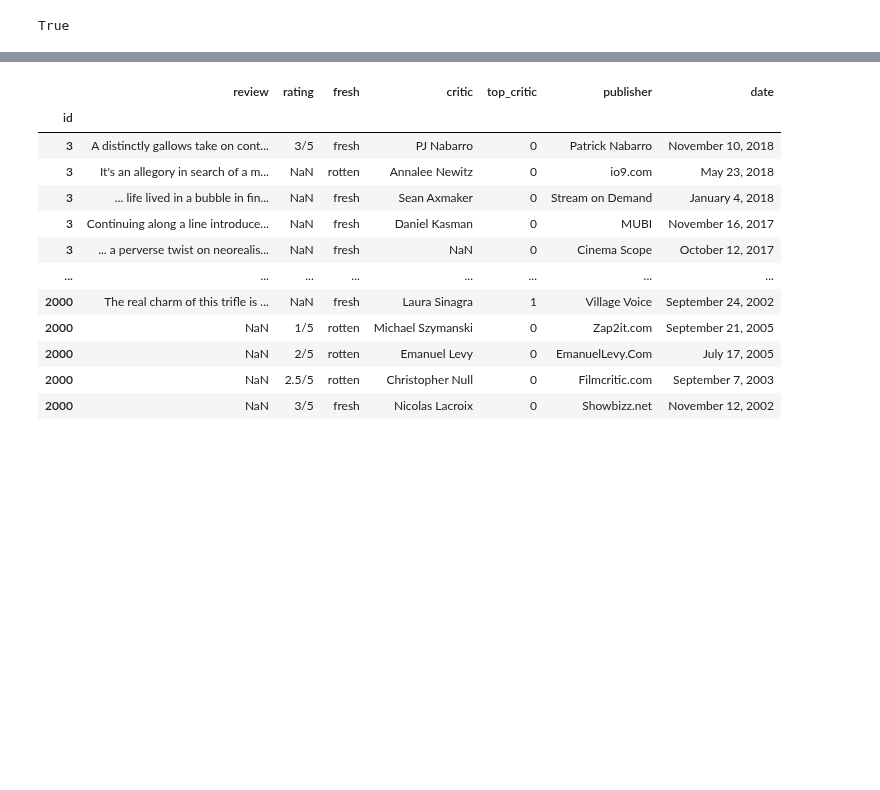
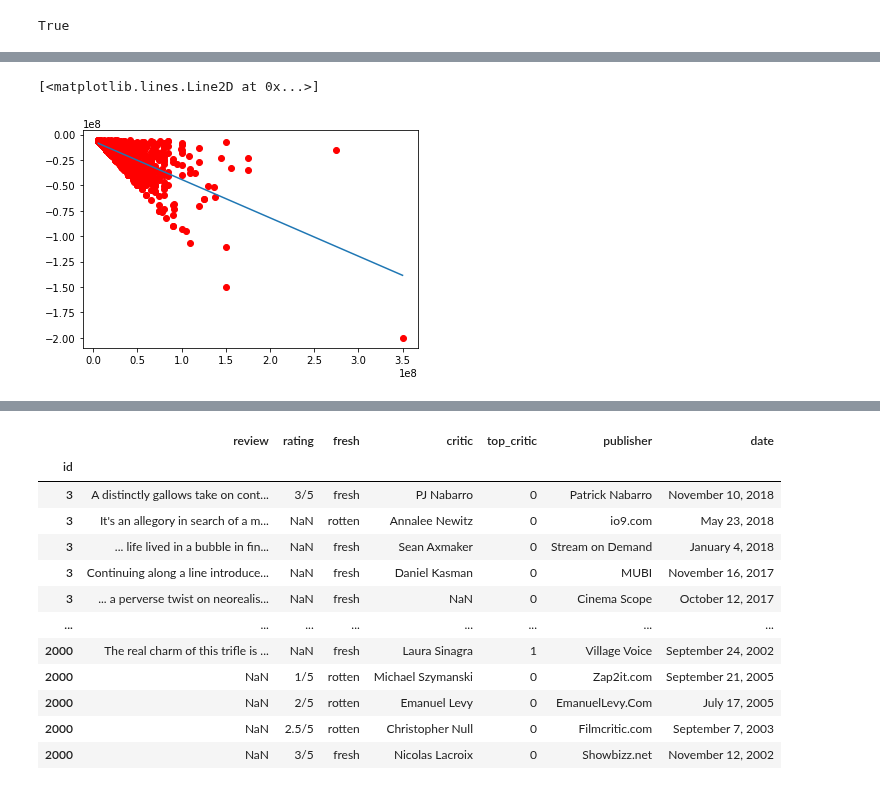
Before and after one commit to tramsay-deloitte/Dollywood, a Jupyter notebook: EnochNotebook.ipynb, the cells around one changed output, grey strips where cells are left out. Cells and saved outputs as stored; diff of their text form; code cells hidden in the pictures; blank space fills up the shorter version.

```diff
--- a/EnochNotebook.ipynb
+++ b/EnochNotebook.ipynb
@@ -265,0 +350,3 @@ True
+# %%
+budgets_bottom1000 = movies_budgets.sort_values(by='overall_profit').head(1000)
+budgets_bottom1000
@@ -265,0 +384,13 @@ True
+# %%
+x = budgets_bottom1000['production_budgetINT']
+
+y = budgets_bottom1000['overall_profit']
+
+z = np.polyfit(x, y, 1)
+p = np.poly1d(z)
+
+plt.scatter(x, y, c ="red")
+plt.plot(x, p(x))
+# %% [output]
+[<matplotlib.lines.Line2D at 0x...>]
+[figure, added]
```
Also changed, not shown: parts of 14 cells of this notebook.
